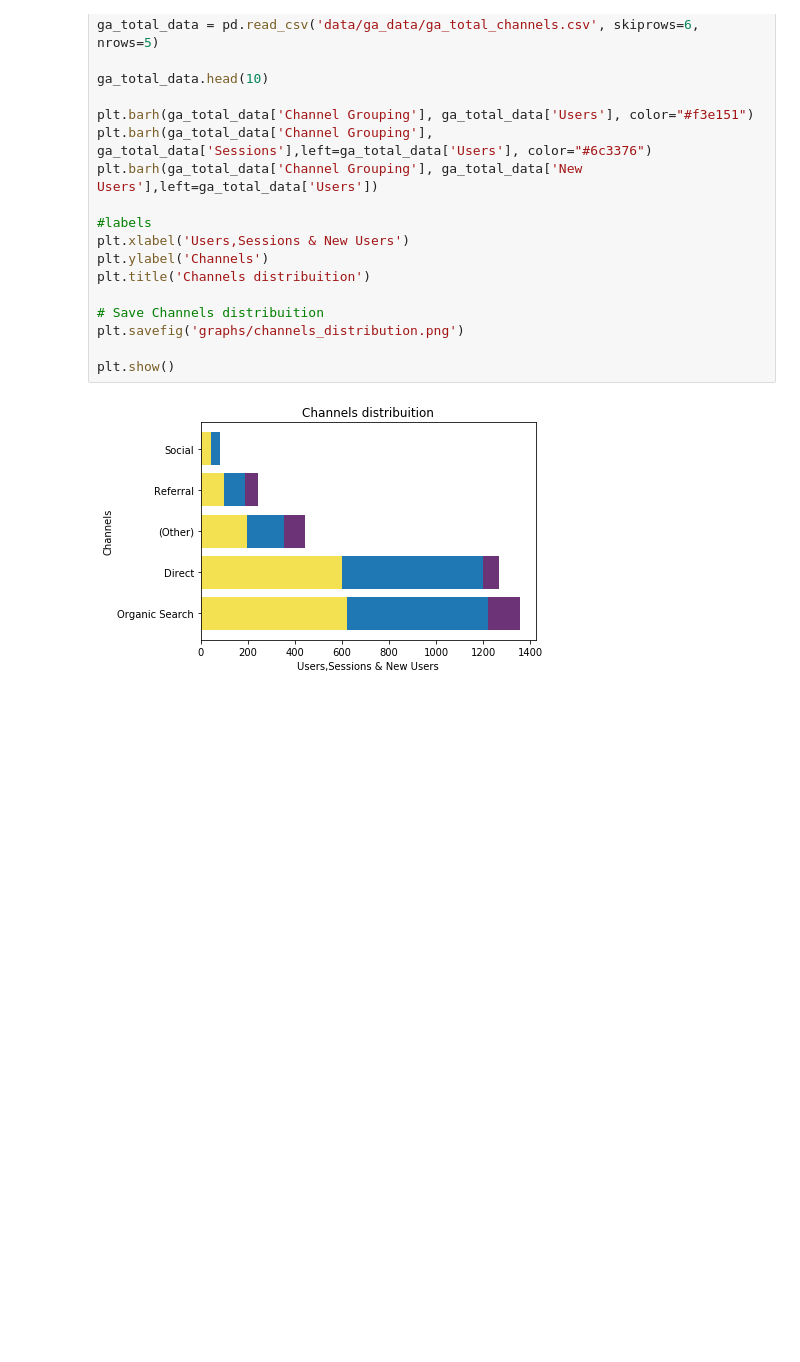
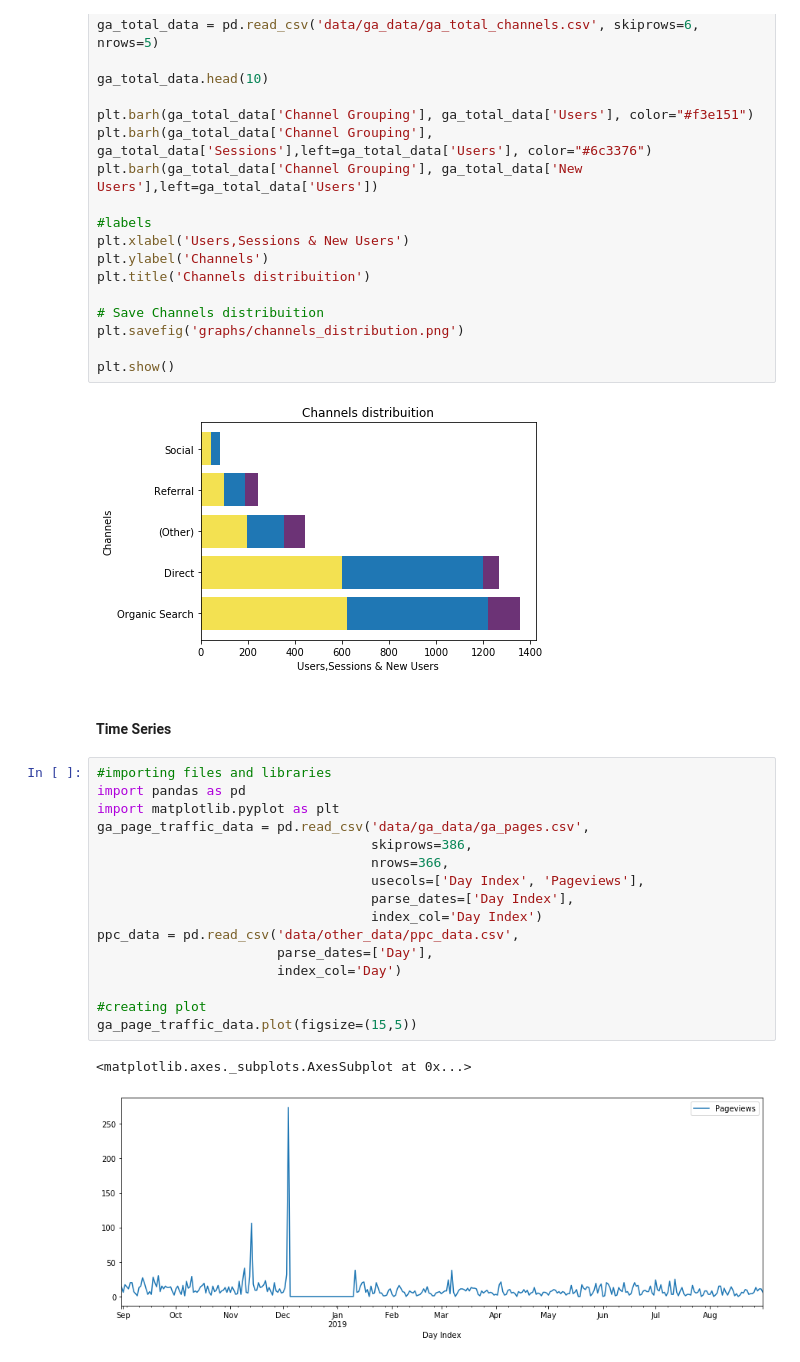
Before and after one commit to estebanprietodocs/marketing, a Jupyter notebook: Visualization.ipynb, the cells around one changed output. Cells and saved outputs as stored; diff of their text form; blank space fills up the shorter version.

Commit message:
uploading pageviews and cpc charts

```diff
--- a/Visualization.ipynb
+++ b/Visualization.ipynb
@@ -170,3 +170,24 @@ plt.savefig('graphs/channels_distribution.png')
 plt.show()
 # %% [output]
 [figure]
+# %% [markdown]
+#### Time Series
+# %%
+#importing files and libraries
+import pandas as pd
+import matplotlib.pyplot as plt
+ga_page_traffic_data = pd.read_csv('data/ga_data/ga_pages.csv',
+                                   skiprows=386,
+                                   nrows=366,
+                                   usecols=['Day Index', 'Pageviews'],
+                                   parse_dates=['Day Index'],
+                                   index_col='Day Index')
+ppc_data = pd.read_csv('data/other_data/ppc_data.csv',
+                       parse_dates=['Day'],
+                       index_col='Day')
+
+#creating plot
+ga_page_traffic_data.plot(figsize=(15,5))
+# %% [output]
+<matplotlib.axes._subplots.AxesSubplot at 0x...>
+[figure, added]
```
Also changed, not shown: parts of 4 cells of this notebook, 2 other files.
